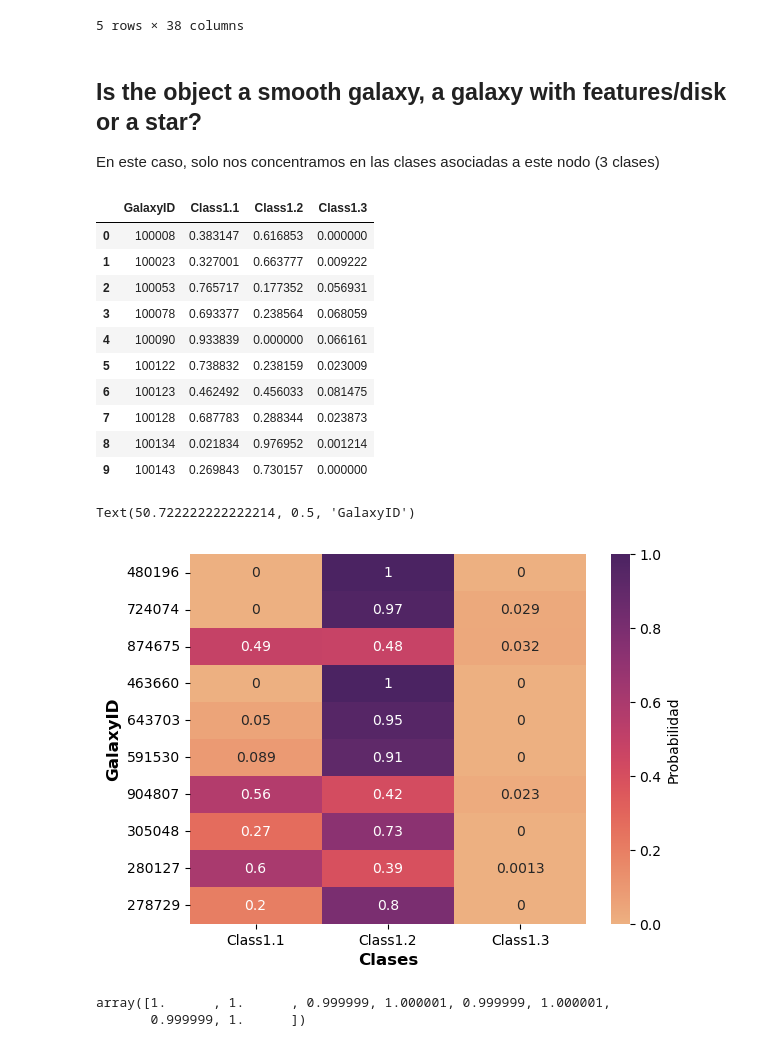
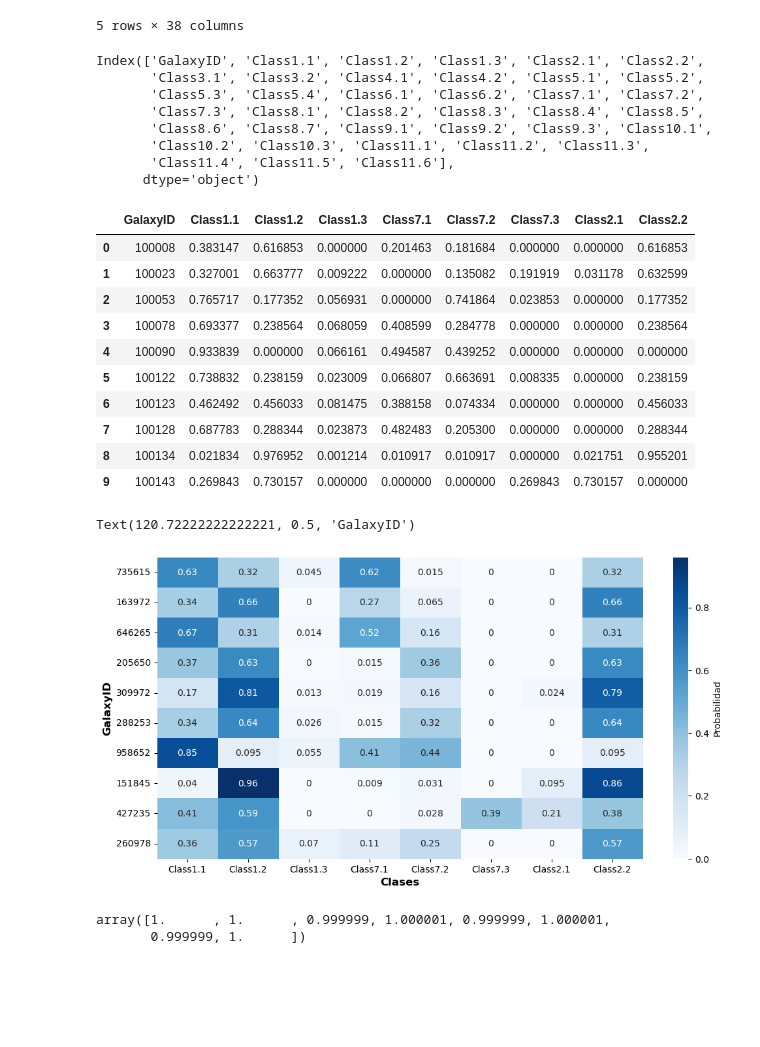
Before and after one commit to madyisus/Dinov2-finetuning-for-galaxy-classification, a Jupyter notebook: Emb2Class.ipynb, the cells around one changed output. Saved outputs shown, nothing was run; the diff lists cells and outputs as text; code cells hidden in the pictures; blank space fills up the shorter version.

Commit message:
Add files via upload
Added 3-class labels, gpu device usage, commentsa fixes for the trainer

```diff
--- a/Emb2Class.ipynb
+++ b/Emb2Class.ipynb
@@ -42,31 +39,46 @@ df_train_sol.head()
 | 3 | 100078 | 0.693377 | 0.238564 | 0.068059 | 0.000000 | 0.238564 | 0.109493 | 0.129071 | 0.189098 | 0.049466 | ... |
 | 4 | 100090 | 0.933839 | 0.000000 | 0.066161 | 0.000000 | 0.000000 | 0.000000 | 0.000000 | 0.000000 | 0.000000 | ... |
 5 rows × 38 columns
-# %% [markdown]
-## Is the object a smooth galaxy, a galaxy with features/disk or a star?
-En este caso, solo nos concentramos en las clases asociadas a este nodo (3 clases)
+# %%
+# Las columnas y clases disponibles para trabajar
+df_train_sol.columns
+# %% [output]
+Index(['GalaxyID', 'Class1.1', 'Class1.2', 'Class1.3', 'Class2.1', 'Class2.2',
+       'Class3.1', 'Class3.2', 'Class4.1', 'Class4.2', 'Class5.1', 'Class5.2',
+       'Class5.3', 'Class5.4', 'Class6.1', 'Class6.2', 'Class7.1', 'Class7.2',
+       'Class7.3', 'Class8.1', 'Class8.2', 'Class8.3', 'Class8.4', 'Class8.5',
+       'Class8.6', 'Class8.7', 'Class9.1', 'Class9.2', 'Class9.3', 'Class10.1',
+       'Class10.2', 'Class10.3', 'Class11.1', 'Class11.2', 'Class11.3',
+       'Class11.4', 'Class11.5', 'Class11.6'],
+      dtype='object')
 # %%
-df_train_sol = df_train_sol[['GalaxyID','Class1.1','Class1.2','Class1.3']]
+# Crear el dataframe para el primer y segundo nivel de arbol de decision (Galaxy Zoo)
+df_train_sol = df_train_sol[['GalaxyID','Class1.1','Class1.2','Class1.3','Class7.1','Class7.2','Class7.3','Class2.1','Class2.2']]
 df_train_sol.head(10)
 # %% [output]
-|  | GalaxyID | Class1.1 | Class1.2 | Class1.3 |
-| 0 | 100008 | 0.383147 | 0.616853 | 0.000000 |
-| 1 | 100023 | 0.327001 | 0.663777 | 0.009222 |
-| 2 | 100053 | 0.765717 | 0.177352 | 0.056931 |
-| 3 | 100078 | 0.693377 | 0.238564 | 0.068059 |
-| 4 | 100090 | 0.933839 | 0.000000 | 0.066161 |
-| 5 | 100122 | 0.738832 | 0.238159 | 0.023009 |
-| 6 | 100123 | 0.462492 | 0.456033 | 0.081475 |
-| 7 | 100128 | 0.687783 | 0.288344 | 0.023873 |
-| 8 | 100134 | 0.021834 | 0.976952 | 0.001214 |
-| 9 | 100143 | 0.269843 | 0.730157 | 0.000000 |
+|  | GalaxyID | Class1.1 | Class1.2 | Class1.3 | Class7.1 | Class7.2 | Class7.3 | Class2.1 | Class2.2 |
+| 0 | 100008 | 0.383147 | 0.616853 | 0.000000 | 0.201463 | 0.181684 | 0.000000 | 0.000000 | 0.616853 |
+| 1 | 100023 | 0.327001 | 0.663777 | 0.009222 | 0.000000 | 0.135082 | 0.191919 | 0.031178 | 0.632599 |
+| 2 | 100053 | 0.765717 | 0.177352 | 0.056931 | 0.000000 | 0.741864 | 0.023853 | 0.000000 | 0.177352 |
+| 3 | 100078 | 0.693377 | 0.238564 | 0.068059 | 0.408599 | 0.284778 | 0.000000 | 0.000000 | 0.238564 |
+| 4 | 100090 | 0.933839 | 0.000000 | 0.066161 | 0.494587 | 0.439252 | 0.000000 | 0.000000 | 0.000000 |
+| 5 | 100122 | 0.738832 | 0.238159 | 0.023009 | 0.066807 | 0.663691 | 0.008335 | 0.000000 | 0.238159 |
+| 6 | 100123 | 0.462492 | 0.456033 | 0.081475 | 0.388158 | 0.074334 | 0.000000 | 0.000000 | 0.456033 |
+| 7 | 100128 | 0.687783 | 0.288344 | 0.023873 | 0.482483 | 0.205300 | 0.000000 | 0.000000 | 0.288344 |
+| 8 | 100134 | 0.021834 | 0.976952 | 0.001214 | 0.010917 | 0.010917 | 0.000000 | 0.021751 | 0.955201 |
+| 9 | 100143 | 0.269843 | 0.730157 | 0.000000 | 0.000000 | 0.000000 | 0.269843 | 0.730157 | 0.000000 |
 # %%
-ax = sns.heatmap(df_train_sol.sample(frac=1).head(10).set_index('GalaxyID'), annot=True, cmap='flare', cbar_kws={'label': 'Probabilidad'})
+# Heatmap de probabilidades para las distintas clases
+# 7.1 7.2 y 7.3 son subclases de 1.1, y suman su probabilidad
+# 2.1 y 2.2 son subclases de 1.2, y suman su probabilidad
+
+plt.figure(figsize=(12,6))
+ax = sns.heatmap(df_train_sol.sample(frac=1).head(10).set_index('GalaxyID'), annot=True, cmap='Blues', cbar_kws={'label': 'Probabilidad'})
 plt.xlabel('Clases',fontsize=12, fontweight='bold')
 plt.ylabel('GalaxyID',fontsize=12, fontweight='bold')
 # %% [output]
-Text(50.722222222222214, 0.5, 'GalaxyID')
+Text(120.72222222222221, 0.5, 'GalaxyID')
-[figure, old version]
+[figure, new version]
 # %%
 # Comprobando que sume 1 cada muestra
 df_train_sol[['Class1.1', 'Class1.2', 'Class1.3']].sum(axis=1).unique()
```
Also changed, not shown: parts of 73 cells of this notebook.
